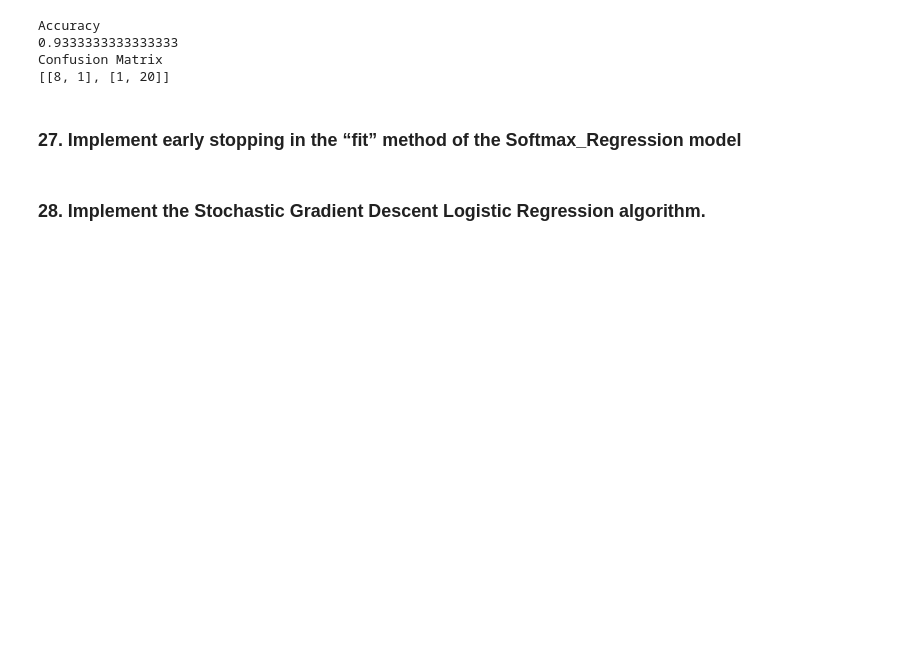
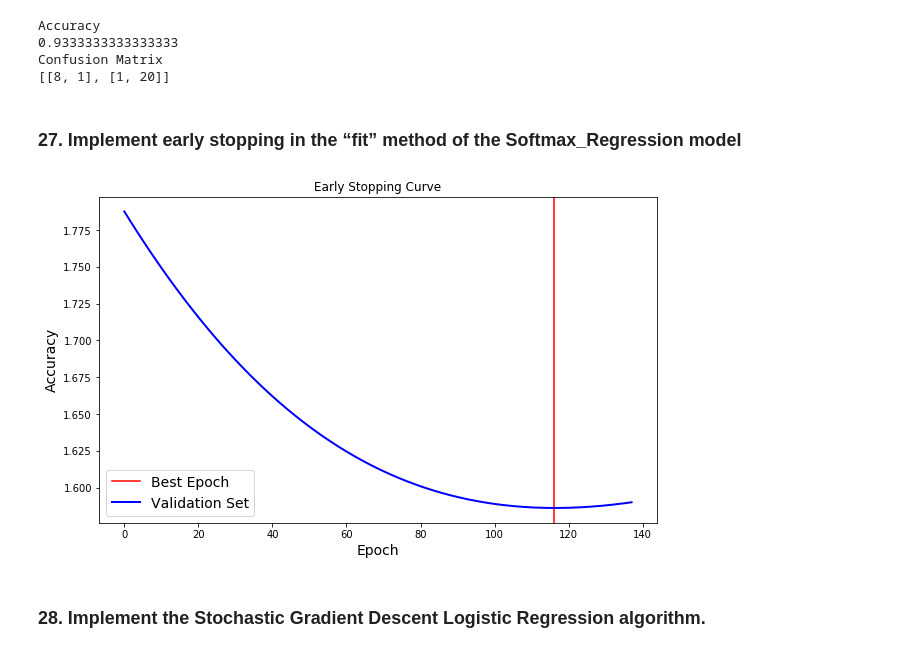
Before and after one commit to tannn/machine-learning, a Jupyter notebook: Doan_Vy_Marino_Tanner_assignment4.ipynb, the cells around one changed output. Cells and saved outputs as stored; diff of their text form; code cells hidden in the pictures; blank space fills up the shorter version.

Commit message:
bonus for softmax

```diff
--- a/Doan_Vy_Marino_Tanner_assignment4.ipynb
+++ b/Doan_Vy_Marino_Tanner_assignment4.ipynb
@@ -704,6 +704,9 @@ class Softmax_Regression:
             train_data, train_label, data_valid, labels_valid = partition(train_data, train_label, validation_fraction)
             fault = 0
             best_validation = None
+            validation_accuracies = []
+            training_accuracies = []
+            best_epoch = -1
 
         for i in range(epochs):
             y_hat = np.matmul(train_data,theta_hat)
@@ -733,11 +736,22 @@ class Softmax_Regression:
                 valid_y_hat = np.matmul(data_valid,theta_hat)
                 valid_scores = softmax(valid_y_hat)
                 validation = cross_entropy_loss(valid_onehot, valid_scores)
+                validation_accuracies.append(validation)
                 if best_validation == None or validation < best_validation:
                     fault = 0
                     best_validation = validation
+                    best_epoch = i
                 elif fault >= 20: #arbitrary
                     # generate early stopping curve
+                    plt.figure(figsize=(10, 6))
+                    #plt.plot(list(range(i)), training_accuracies, "r-+", linewidth=3, label="Training Set")
+                    plt.axvline(x=best_epoch, color="r", label="Best Epoch")
+                    plt.plot(list(range(i + 1)), validation_accuracies, "b-", linewidth=2, label="Validation Set")
+                    plt.legend(loc="best", fontsize=14)
+                    plt.xlabel("Epoch", fontsize=14)
+                    plt.ylabel("Accuracy", fontsize=14)
+                    plt.title("Early Stopping Curve")
+                    plt.show()
                     break
                 else:
                     fault += 1
@@ -1010,6 +1024,11 @@ Confusion Matrix
 [[8, 1], [1, 20]]
 # %% [markdown]
 ### 27. Implement early stopping in the “fit” method of the Softmax_Regression model
+# %%
+model = Softmax_Regression()
+model.fit(X_test, y_test, early_stopping=True, validation_fraction=0.2)
+# %% [output]
+[figure, added]
 # %% [markdown]
 ### 28. Implement the Stochastic Gradient Descent Logistic Regression algorithm.
 # %%
```
Also changed, not shown: parts of 3 cells of this notebook.
